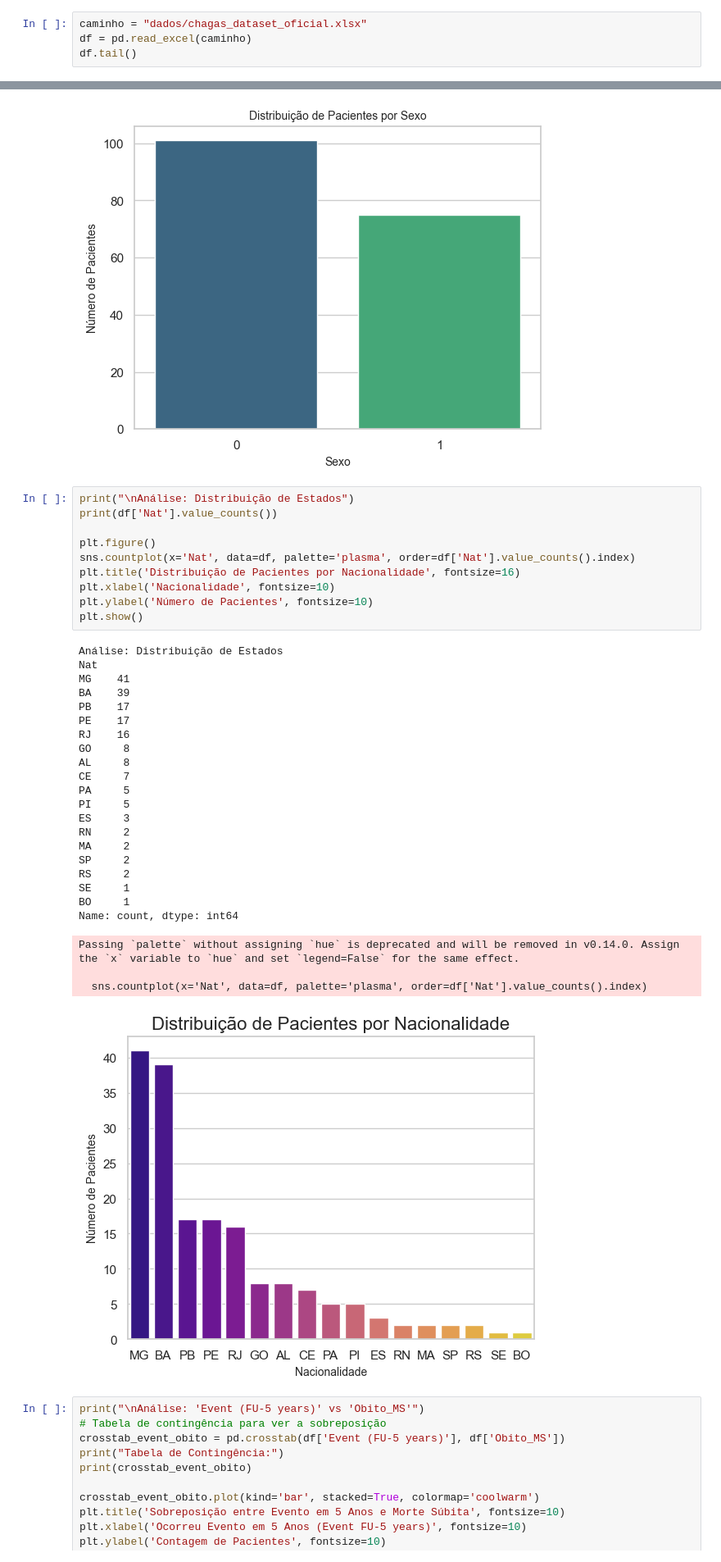
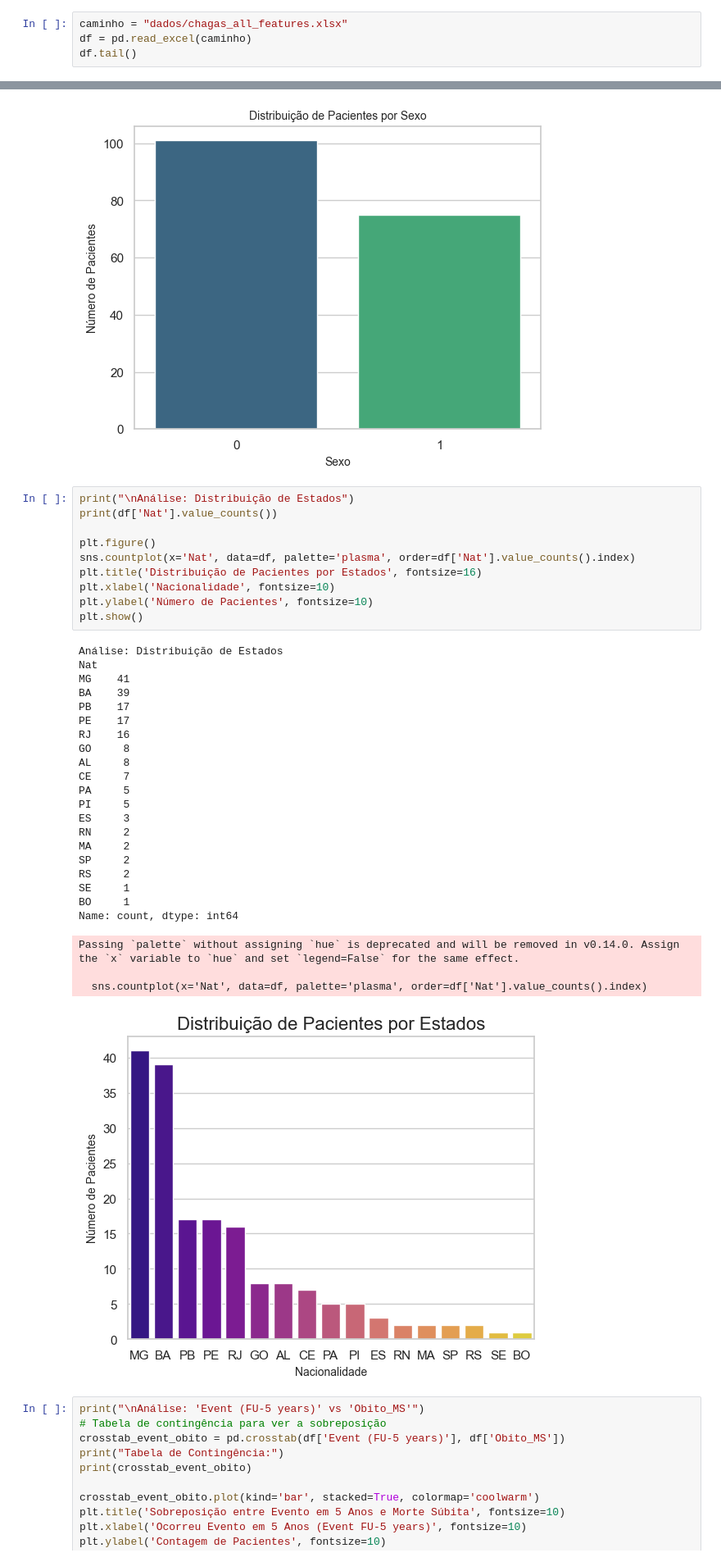
Before and after one commit to adrikll/scd-classifier, a Jupyter notebook: analysis.ipynb, the cells around one changed output, grey strips where cells are left out. Shown at 82% size. Saved outputs shown, nothing was run; the diff lists cells and outputs as text.

```diff
--- a/analysis.ipynb
+++ b/analysis.ipynb
@@ -4,7 +4,7 @@ import numpy as np
 import matplotlib.pyplot as plt
 import seaborn as sns
 # %%
-caminho = "dados/chagas_dataset_oficial.xlsx"
+caminho = "dados/chagas_all_features.xlsx"
 df = pd.read_excel(caminho)
 df.tail()
 # %% [output]
@@ -51,35 +51,35 @@ print(df['Nat'].value_counts())
 
 plt.figure()
 sns.countplot(x='Nat', data=df, palette='plasma', order=df['Nat'].value_counts().index)
-plt.title('Distribuição de Pacientes por Nacionalidade', fontsize=16)
+plt.title('Distribuição de Pacientes por Estados', fontsize=16)
 plt.xlabel('Nacionalidade', fontsize=10)
 plt.ylabel('Número de Pacientes', fontsize=10)
 plt.show()
 # %% [output]
 Análise: Distribuição de Estados
 Nat
 MG    41
 BA    39
 PB    17
 PE    17
 RJ    16
 GO     8
 AL     8
 CE     7
 PA     5
 PI     5
 ES     3
 RN     2
 MA     2
 SP     2
 RS     2
 SE     1
 BO     1
 Name: count, dtype: int64
 Passing `palette` without assigning `hue` is deprecated and will be removed in v0.14.0. Assign the `x` variable to `hue` and set `legend=False` for the same effect.
 
   sns.countplot(x='Nat', data=df, palette='plasma', order=df['Nat'].value_counts().index)
-[figure, old version]
+[figure, new version]
 # %%
 print("\nAnálise: 'Event (FU-5 years)' vs 'Obito_MS'")
 # Tabela de contingência para ver a sobreposição
```
Also changed, not shown: parts of 7 cells of this notebook, 4 other files.
